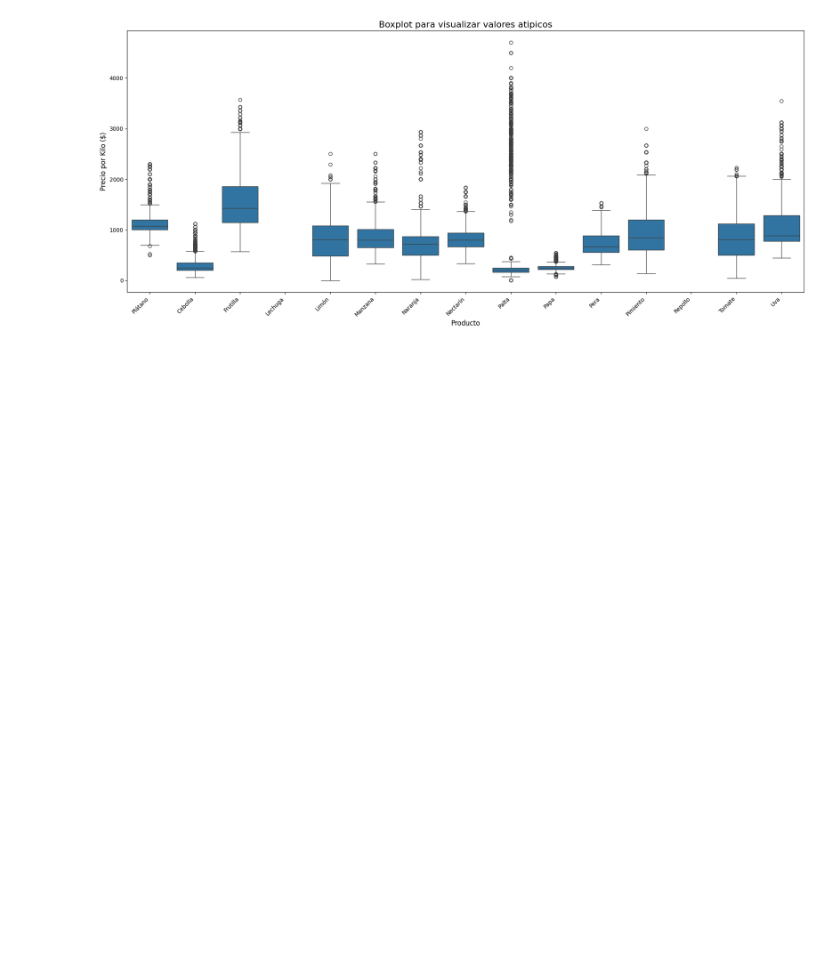
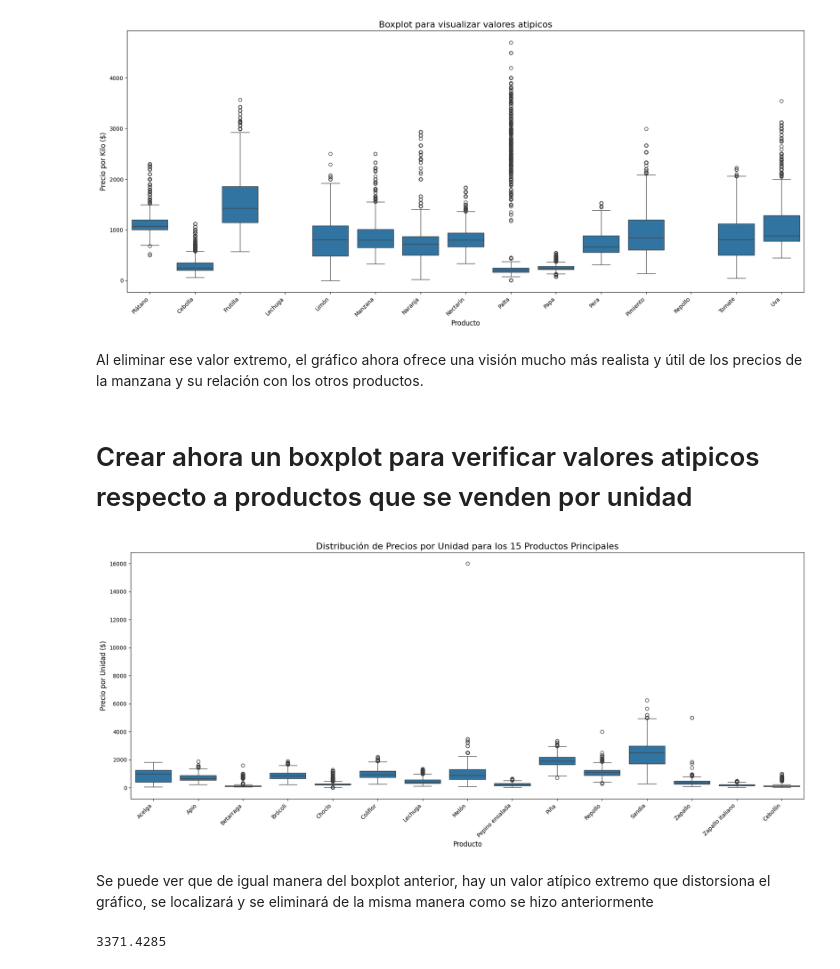
Before and after one commit to Ricardouchub/Analisis-Estrategico-de-Precios, a Jupyter notebook: Análisis Estratégico de Precios Mayoristas para el Sector Retail de Frutas y Hortalizas.ipynb, the cells around one changed output. Drawn from its saved outputs; the diff is of its cells as text; code cells hidden in the pictures; blank space fills up the shorter version.

```diff
--- a/Análisis Estratégico de Precios Mayoristas para el Sector Retail de Frutas y Hortalizas.ipynb
+++ b/Análisis Estratégico de Precios Mayoristas para el Sector Retail de Frutas y Hortalizas.ipynb
@@ -655,3 +652,36 @@ plt.tight_layout() # Ajusta el gráfico para que todo quepa bien
 plt.show()
 # %% [output]
 [figure]
+# %% [markdown]
+Al eliminar ese valor extremo, el gráfico ahora ofrece una visión mucho más realista y útil de los precios de la manzana y su relación con los otros productos.
+# %% [markdown]
+# Crear ahora un boxplot para verificar valores atipicos respecto a productos que se venden por unidad
+# %%
+# Filtrar el DataFrame para obtener solo productos con precio por unidad
+df_unidades = df1[df1['precio_por_unidad'].notna()]
+
+# Encontrar los 15 productos más comunes que se venden por unidad
+top_15_productos_unidad = df_unidades['producto'].value_counts().nlargest(15).index
+
+# Filtrar el DataFrame para incluir solo esos productos
+df_top_unidades = df_unidades[df_unidades['producto'].isin(top_15_productos_unidad)]
+
+# Crear el boxplot
+plt.figure(figsize=(18, 8))
+sns.boxplot(data=df_top_unidades, x='producto', y='precio_por_unidad')
+plt.title('Distribución de Precios por Unidad para los 15 Productos Principales', fontsize=16)
+plt.xlabel('Producto', fontsize=12)
+plt.ylabel('Precio por Unidad ($)', fontsize=12)
+plt.xticks(rotation=45, ha='right')
+plt.tight_layout()
+plt.show()
+# %% [output]
+[figure, added]
+# %% [markdown]
+Se puede ver que de igual manera del boxplot anterior, hay un valor atípico extremo que distorsiona el gráfico, se localizará y se eliminará de la misma manera como se hizo anteriormente
+# %%
+# Encontrar el valor máximo (el outlier extremo) para el melón
+valor_extremo_melon = df1[df1['producto'] == 'Melón']['precio_por_unidad'].max()
+print(valor_extremo_melon)
+# %% [output]
+3371.4285
```
Also changed, not shown: parts of 7 cells of this notebook.
